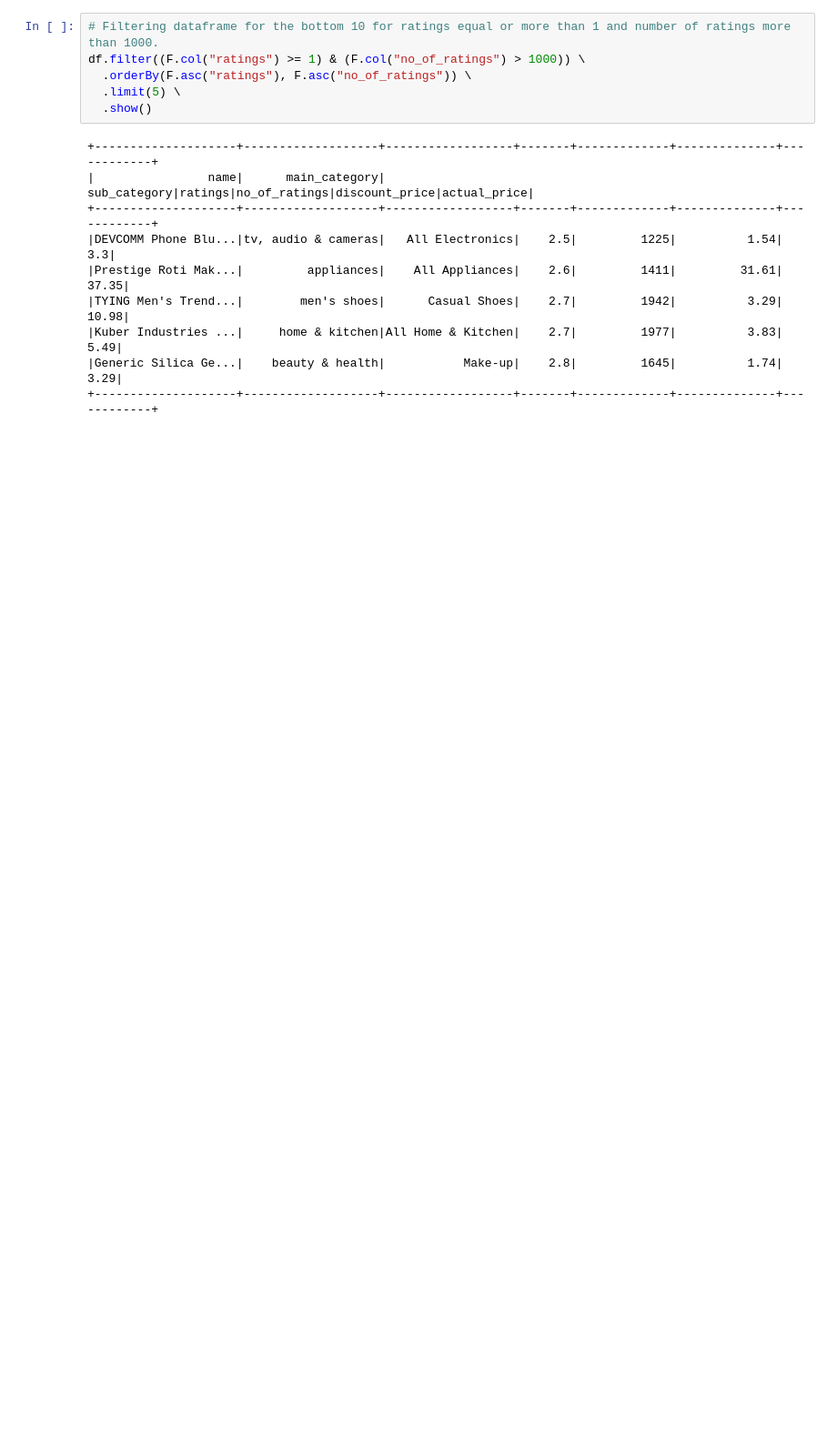
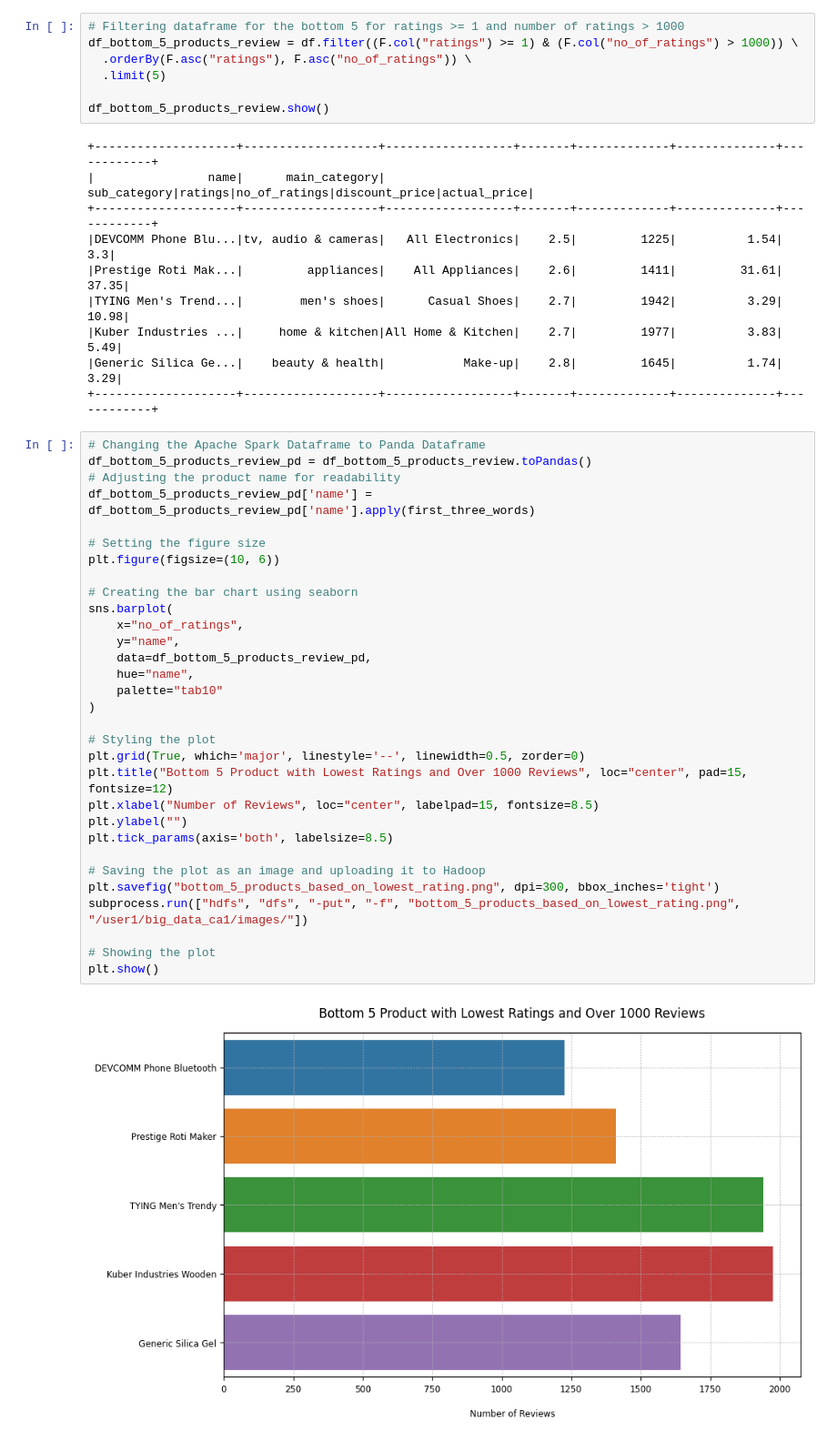
Before and after one commit to OnionKnightN/distributed-recommendation-engine, a Jupyter notebook: big_data_ca1_sba24098.ipynb, the cells around one changed output. Shown at 91% size. Cells and saved outputs as stored; diff of their text form; blank space fills up the shorter version.

```diff
--- a/big_data_ca1_sba24098.ipynb
+++ b/big_data_ca1_sba24098.ipynb
@@ -354,9 +379,10 @@ df.filter((F.col("ratings") >= 4.5) & (F.col("no_of_ratings") > 1000)) \
 # %%
-# Filtering dataframe for the bottom 10 for ratings equal or more than 1 and number of ratings more than 1000.
-df.filter((F.col("ratings") >= 1) & (F.col("no_of_ratings") > 1000)) \
+# Filtering dataframe for the bottom 5 for ratings >= 1 and number of ratings > 1000
+df_bottom_5_products_review = df.filter((F.col("ratings") >= 1) & (F.col("no_of_ratings") > 1000)) \
   .orderBy(F.asc("ratings"), F.asc("no_of_ratings")) \
-  .limit(5) \
-  .show()
+  .limit(5)
+
+df_bottom_5_products_review.show()
 # %% [output]
 +--------------------+-------------------+------------------+-------+-------------+--------------+------------+
 |                name|      main_category|      sub_category|ratings|no_of_ratings|discount_price|actual_price|
@@ -367,6 +393,39 @@ df.filter((F.col("ratings") >= 1) & (F.col("no_of_ratings") > 1000)) \
 |Kuber Industries ...|     home & kitchen|All Home & Kitchen|    2.7|         1977|          3.83|        5.49|
 |Generic Silica Ge...|    beauty & health|           Make-up|    2.8|         1645|          1.74|        3.29|
 +--------------------+-------------------+------------------+-------+-------------+--------------+------------+
+# %%
+# Changing the Apache Spark Dataframe to Panda Dataframe
+df_bottom_5_products_review_pd = df_bottom_5_products_review.toPandas()
+# Adjusting the product name for readability
+df_bottom_5_products_review_pd['name'] = df_bottom_5_products_review_pd['name'].apply(first_three_words)
+
+# Setting the figure size
+plt.figure(figsize=(10, 6))
+
+# Creating the bar chart using seaborn
+sns.barplot(
+    x="no_of_ratings",
+    y="name",
+    data=df_bottom_5_products_review_pd,
+    hue="name",
+    palette="tab10"
+)
+
+# Styling the plot
+plt.grid(True, which='major', linestyle='--', linewidth=0.5, zorder=0)
+plt.title("Bottom 5 Product with Lowest Ratings and Over 1000 Reviews", loc="center", pad=15, fontsize=12)
+plt.xlabel("Number of Reviews", loc="center", labelpad=15, fontsize=8.5)
+plt.ylabel("")
+plt.tick_params(axis='both', labelsize=8.5)
+
+# Saving the plot as an image and uploading it to Hadoop
+plt.savefig("bottom_5_products_based_on_lowest_rating.png", dpi=300, bbox_inches='tight')
+subprocess.run(["hdfs", "dfs", "-put", "-f", "bottom_5_products_based_on_lowest_rating.png", "/user1/big_data_ca1/images/"])
+
+# Showing the plot
+plt.show()
+# %% [output]
+[figure, added]
 # %%
 # Grouping by 'main_category' and calculate summary statistics for prices
 df_price_stats = df.groupBy("main_category").agg(
```
Also changed, not shown: parts of 10 cells of this notebook, 4 other files.
